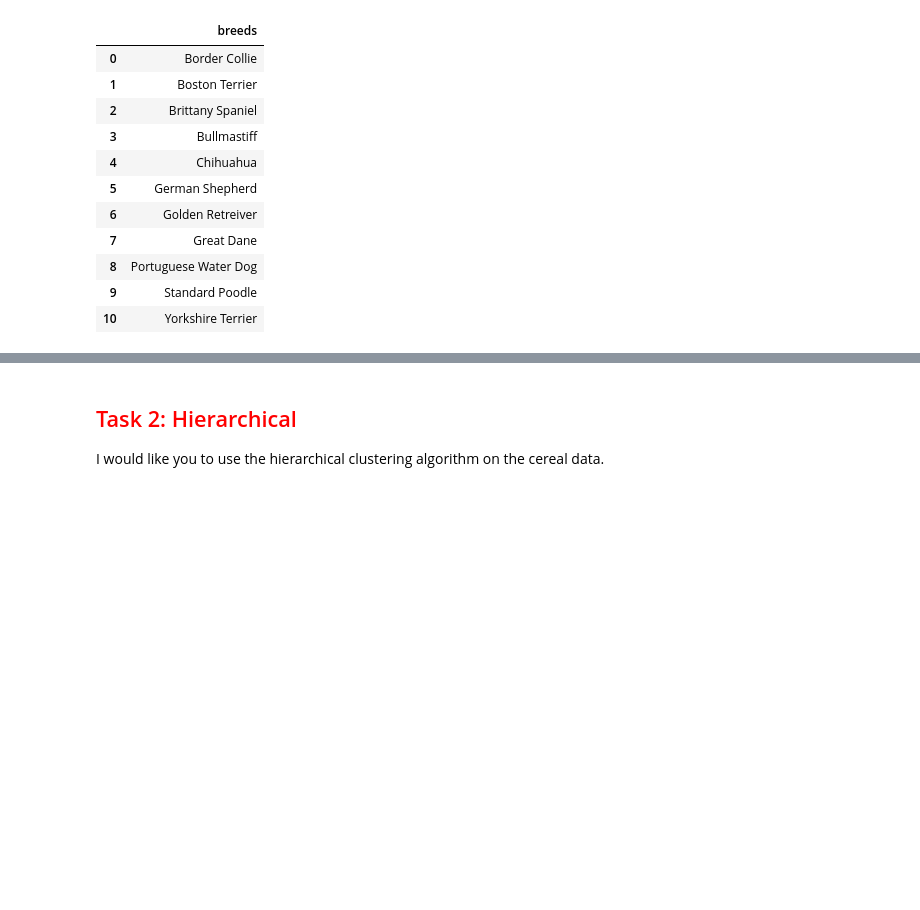
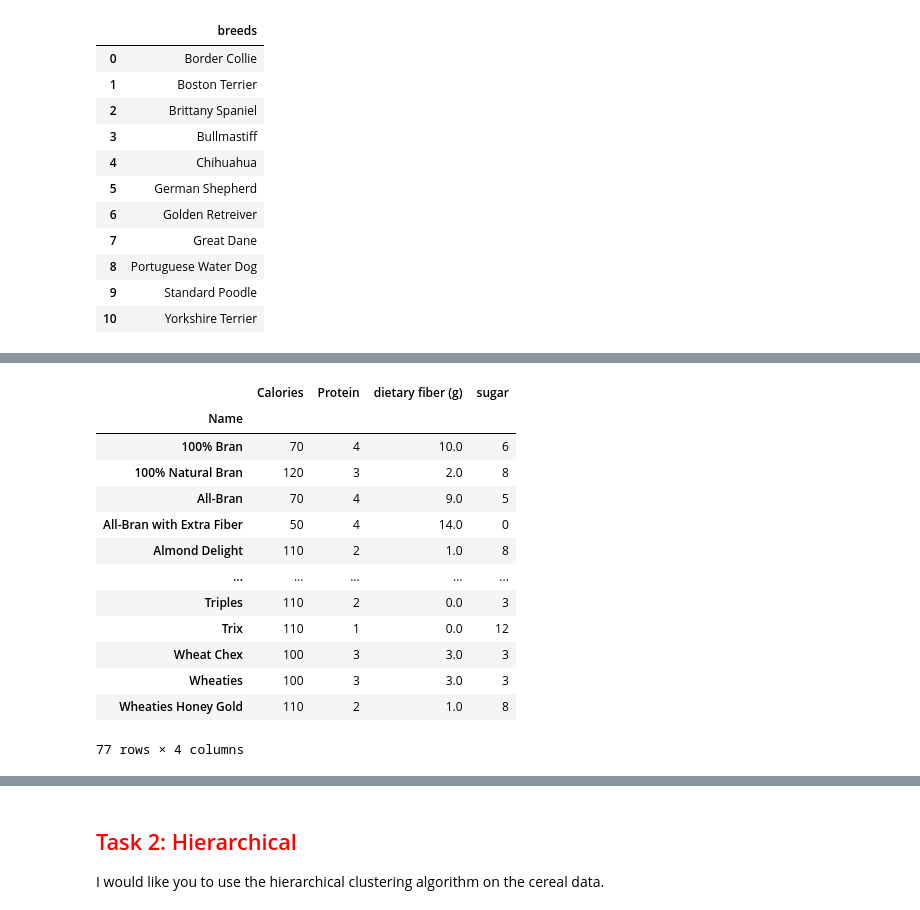
Before and after one commit to xpertdesh/ml-class21, a Jupyter notebook: labs/clustering.ipynb, the cells around one changed output, grey strips where cells are left out. Saved outputs shown, nothing was run; the diff lists cells and outputs as text; code cells hidden in the pictures; blank space fills up the shorter version.

```diff
--- a/labs/clustering.ipynb
+++ b/labs/clustering.ipynb
@@ -227,3 +257,23 @@ Print out the results as we did for the dog breed data:
         Standard Poodle
 
 Because the initial centroids are random, by default the sklearn kmeans agorithm runs the algorithm 10 times and picks the best results (based on some of squares error). I would like you to change that parameter so it runs the algorithm 100 times.   Just google `sklearn kmeans` to get documentation on the parameters.
+# %%
+import pandas as pd
+cereals = pd.read_csv('https://raw.githubusercontent.com/zacharski/pg2dm-python/master/data/ch8/cereal.csv', index_col='Name')
+cereals = cereals[['Calories', 'Protein', 'dietary fiber (g)', 'sugar']]
+cereals
+# %% [output]
+|  | Calories | Protein | dietary fiber (g) | sugar |
+| Name |  |  |  |  |
+| 100% Bran | 70 | 4 | 10.0 | 6 |
+| 100% Natural Bran | 120 | 3 | 2.0 | 8 |
+| All-Bran | 70 | 4 | 9.0 | 5 |
+| All-Bran with Extra Fiber | 50 | 4 | 14.0 | 0 |
+| Almond Delight | 110 | 2 | 1.0 | 8 |
+| ... | ... | ... | ... | ... |
+| Triples | 110 | 2 | 0.0 | 3 |
+| Trix | 110 | 1 | 0.0 | 12 |
+| Wheat Chex | 100 | 3 | 3.0 | 3 |
+| Wheaties | 100 | 3 | 3.0 | 3 |
+| Wheaties Honey Gold | 110 | 2 | 1.0 | 8 |
+77 rows × 4 columns
```
Also changed, not shown: parts of 26 cells of this notebook.
